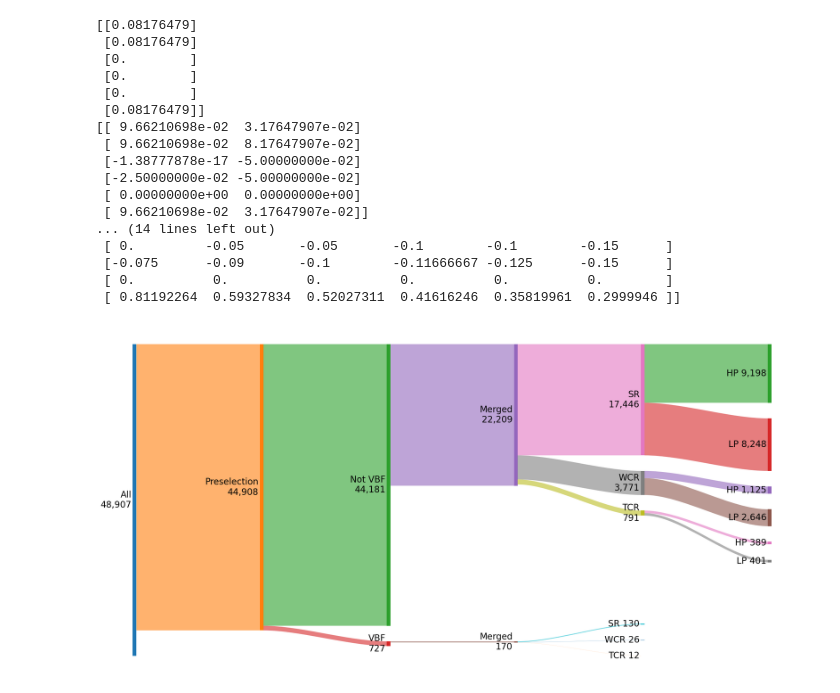
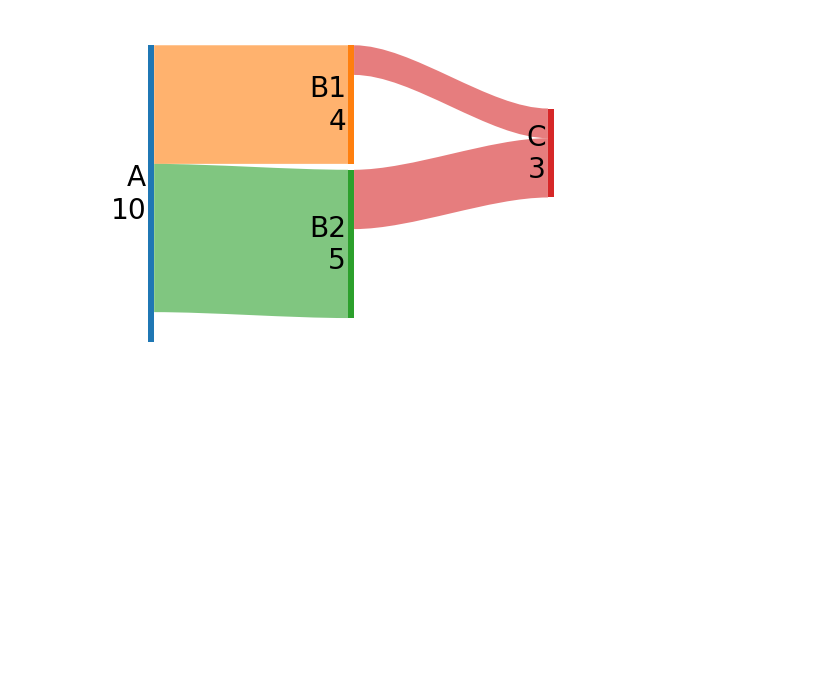
Before and after one commit to riley-x/SankeyFlow, a Jupyter notebook: example/example.ipynb, the cells around one changed output. Saved outputs shown, nothing was run; the diff lists cells and outputs as text; code cells hidden in the pictures; blank space fills up the shorter version.

Commit message:
add clamp option

```diff
--- a/example/example.ipynb
+++ b/example/example.ipynb
@@ -209,7 +209,7 @@ class Sankey:
         '''
         @param flows : see Sankey.sankey(). Can optionally input flows here as a shortcut
         @param nodes : see Sankey.sankey(). Can optionally input nodes here as a shortcut
-        @param align_y : vertical alignment of the nodes {'top', 'center', 'bottom', 'justify'}
+        @param align_y : vertical alignment of the nodes {'top', 'center', 'bottom', 'justify', 'tree', 'tree clamp'}
         @param cmap : colormap for default colors
         @param flow_color_mode : {'source', 'dest', 'lesser', 'greater', None}
                     'source', 'dest' : the flows will be colored the same as the source/destination node
@@ -407,7 +407,7 @@ class Sankey:
             self.flows.append(SankeyFlow(src, des, flow[2], **args))
 
         # Post-creation layout
-        if self.align_y == 'tree':
+        if 'tree' in self.align_y:
             self._layout_tree(max_level)
 
     def _layout_tree(self, max_level):
@@ -447,7 +447,9 @@ class Sankey:
             # the stresses such that no node is too selfish. So use a weighted average of all nodes below it.
             y_stress = y_max - y_ideal
             average_stress = (np.cumsum(y_stress[::-1]) / np.arange(1, len(y_stress)+1))[::-1]
-            y_desired_shift = np.clip(np.minimum(y_stress, average_stress), 0, y_flex)
+            y_desired_shift = np.minimum(y_stress, average_stress)
+            if 'clamp' in self.align_y: # we can clip here to ensure height of plot = 1 = widest layer, but not clipping looks fine too
+                y_desired_shift = np.clip(y_desired_shift, 0, y_flex)
             y_shift = np.maximum.accumulate(y_desired_shift) # if one node pushes down, the subsequent nodes must follow by at least as much
             y_new = y_max - y_shift
 
@@ -472,3 +474,24 @@ class Sankey:
         #ax.axis(xmin=0, xmax=len(self.nodes)-1 + self.node_width, ymin=0, ymax=1)
         ax.axis('tight')
         ax.axis('off')
+# %%
+nodes = [
+    [('A', 10)],
+    [('B1', 4), ('B2', 5)],
+    [('C', 3)]
+]
+flows = [
+    ('A', 'B1', 4),
+    ('A', 'B2', 5),
+    ('B1', 'C', 1),
+    ('B2', 'C', 2),
+]
+
+plt.figure(figsize=(4, 3), dpi=144)
+s = Sankey(flows=flows, nodes=nodes, flow_color_mode='lesser', align_y='tree clamp', node_pad_y_min=0.02)
+s.draw()
+
+plt.gcf().set_facecolor('white')
+plt.show()
+# %% [output]
+[figure, added]
@@ -475,32 +516,6 @@ class Sankey:
 # %%
-plt.figure(figsize=(20, 10), dpi=144)
+# Cutflow
 
 flows = [['All', 'Preselection', 44907.936682796775], ['Preselection', 'Not VBF', 44181.36375644375], ['Not VBF', 'GGF Merged', 22209.31161511353], ['GGF Merged', 'GGF Merged SR', 17446.111195776495], ['GGF Merged SR', 'GGF Merged SR HP', 9198.2599406088], ['GGF Merged SR', 'GGF Merged SR LP', 8247.851255167694], ['GGF Merged', 'GGF Merged WCR', 3771.490086062107], ['GGF Merged WCR', 'GGF Merged WCR HP', 1125.1121234660677], ['GGF Merged WCR', 'GGF Merged WCR LP', 2646.377962596039], ['GGF Merged', 'GGF Merged TCR', 790.7182758862036], ['GGF Merged TCR', 'GGF Merged TCR HP', 389.4378780712723], ['GGF Merged TCR', 'GGF Merged TCR LP', 401.28039781493135], ['Preselection', 'VBF', 726.5729263530222], ['VBF', 'VBF Merged', 170.23009975929745], ['VBF Merged', 'VBF Merged SR', 130.10095523821656], ['VBF Merged', 'VBF Merged WCR', 25.57806781976251], ['VBF Merged', 'VBF Merged TCR', 12.015070761204697]]
 
 nodes = [[['All', 48906.79014029006, {'label': 'All'}]], [['Preselection', 44907.936682796775, {'label': 'Preselection'}]], [['Not VBF', 44181.36375644375, {'label': 'Not VBF'}], ['VBF', 726.5729263530222, {'label': 'VBF'}]], [['GGF Merged', 22209.31161511353, {'label': 'Merged'}], ['VBF Merged', 170.23009975929745, {'label': 'Merged'}]], [['GGF Merged SR', 17446.111195776495, {'label': 'SR'}], ['GGF Merged WCR', 3771.490086062107, {'label': 'WCR'}], ['GGF Merged TCR', 790.7182758862036, {'label': 'TCR'}], ['VBF Merged SR', 130.10095523821656, {'label': 'SR', 'label_format': '{label} {value:,.0f}'}], ['VBF Merged WCR', 25.57806781976251, {'label': 'WCR', 'label_format': '{label} {value:,.0f}'}], ['VBF Merged TCR', 12.015070761204697, {'label': 'TCR', 'label_format': '{label} {value:,.0f}'}]], [['GGF Merged SR HP', 9198.2599406088, {'label': 'HP', 'label_format': '{label} {value:,.0f}'}], ['GGF Merged SR LP', 8247.851255167694, {'label': 'LP', 'label_format': '{label} {value:,.0f}'}], ['GGF Merged WCR HP', 1125.1121234660677, {'label': 'HP', 'label_format': '{label} {value:,.0f}'}], ['GGF Merged WCR LP', 2646.377962596039, {'label': 'LP', 'label_format': '{label} {value:,.0f}'}], ['GGF Merged TCR HP', 389.4378780712723, {'label': 'HP', 'label_format': '{label} {value:,.0f}'}], ['GGF Merged TCR LP', 401.28039781493135, {'label': 'LP', 'label_format': '{label} {value:,.0f}'}]]]
-
-
-s = Sankey(flows=flows, nodes=nodes, flow_color_mode='lesser', align_y='tree', node_pad_y_min=0.05)
-s.draw()
-
-plt.gcf().set_facecolor('white')
-plt.show()
-# %% [output]
-[[0.08176479]
- [0.08176479]
- [0.        ]
- [0.        ]
- [0.        ]
- [0.08176479]]
-[[ 9.66210698e-02  3.17647907e-02]
- [ 9.66210698e-02  8.17647907e-02]
- [-1.38777878e-17 -5.00000000e-02]
- [-2.50000000e-02 -5.00000000e-02]
- [ 0.00000000e+00  0.00000000e+00]
- [ 9.66210698e-02  3.17647907e-02]]
-... (14 lines left out)
- [ 0.         -0.05       -0.05       -0.1        -0.1        -0.15      ]
- [-0.075      -0.09       -0.1        -0.11666667 -0.125      -0.15      ]
- [ 0.          0.          0.          0.          0.          0.        ]
- [ 0.81192264  0.59327834  0.52027311  0.41616246  0.35819961  0.2999946 ]]
-[figure, removed]
```
Also changed, not shown: parts of 1 cell of this notebook, 1 other file.
